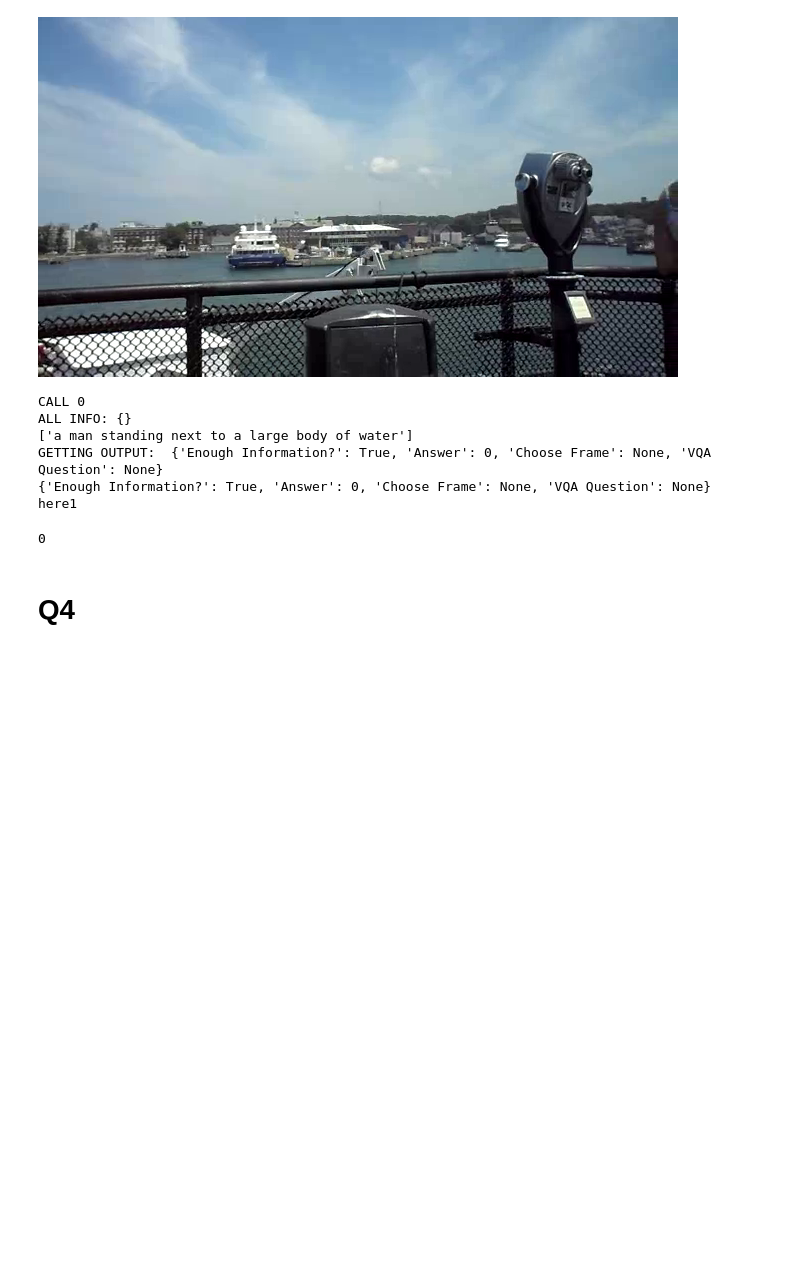
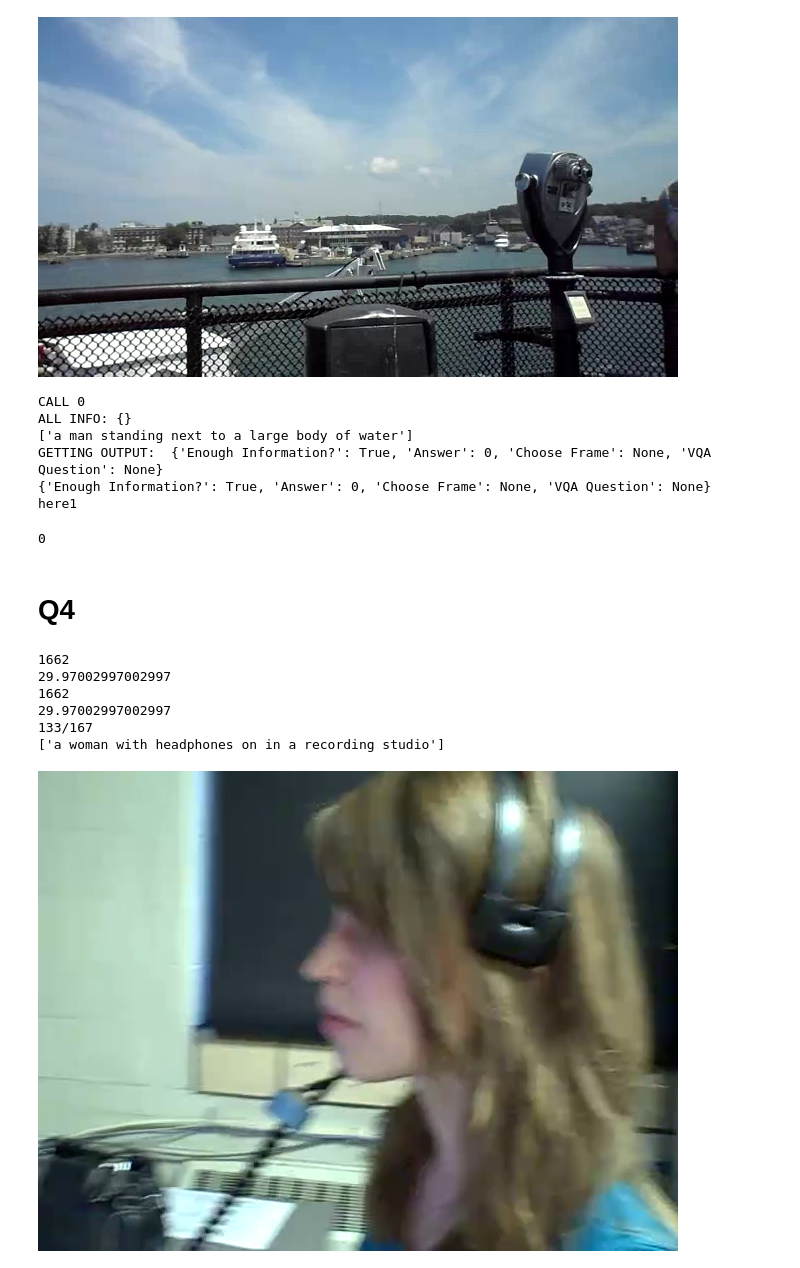
Before and after one commit to chuyishang/vidVQA, a Jupyter notebook: testing_new.ipynb, the cells around one changed output. Cells and saved outputs as stored; diff of their text form; code cells hidden in the pictures; blank space fills up the shorter version.

```diff
--- a/testing_new.ipynb
+++ b/testing_new.ipynb
@@ -405,0 +397,15 @@ images, caption = answer_question_half(video_id, question, options, "location of
+# %%
+video_id = 3489439407
+question = "what are the two men doing as the lady in blue stands and listen via her headphone?"
+options = ['turns around', 'working on the radio', 'moving the papers', 'walk forward', 'choosing a flower']
+video = get_video(f'/shared/shang/datasets/nextqa/videos/{video_id}.mp4')
+
+images, caption = answer_question_half(video_id, question, options, "lady in blue standing listening to her headphones")
+# %% [output]
+1662
+29.97002997002997
+1662
+29.97002997002997
+133/167
+['a woman with headphones on in a recording studio']
+[figure, added]
```
Also changed, not shown: parts of 11 cells of this notebook, 1 other file.
